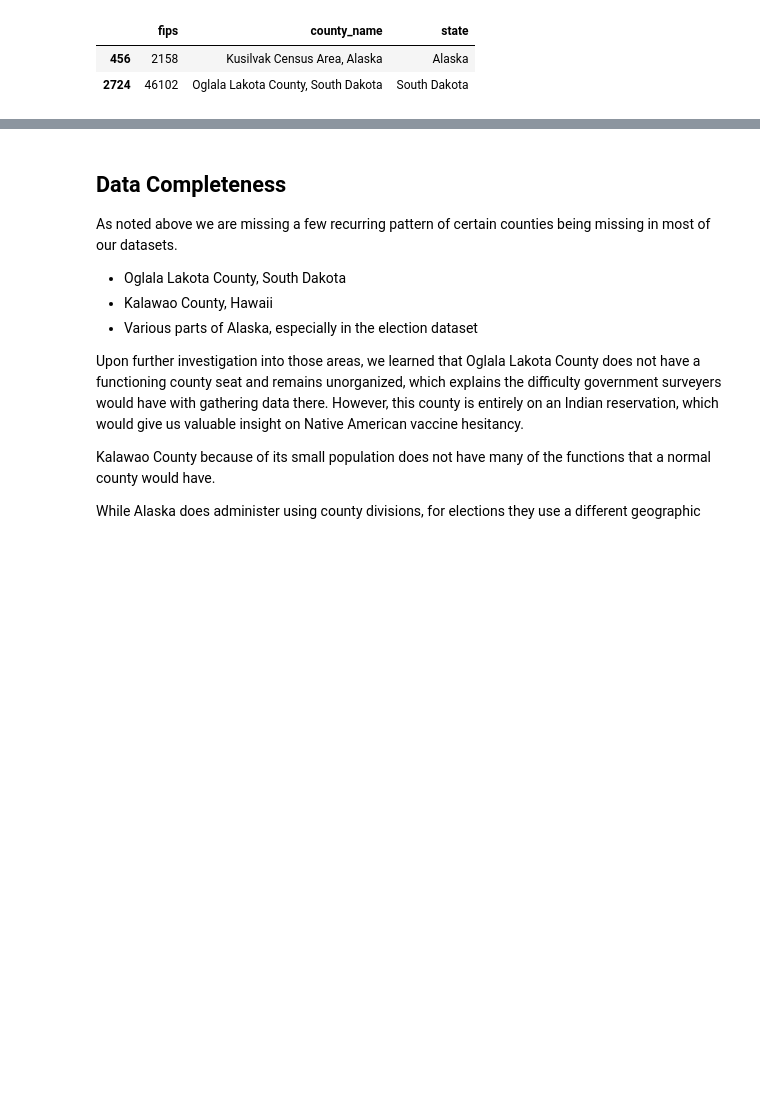
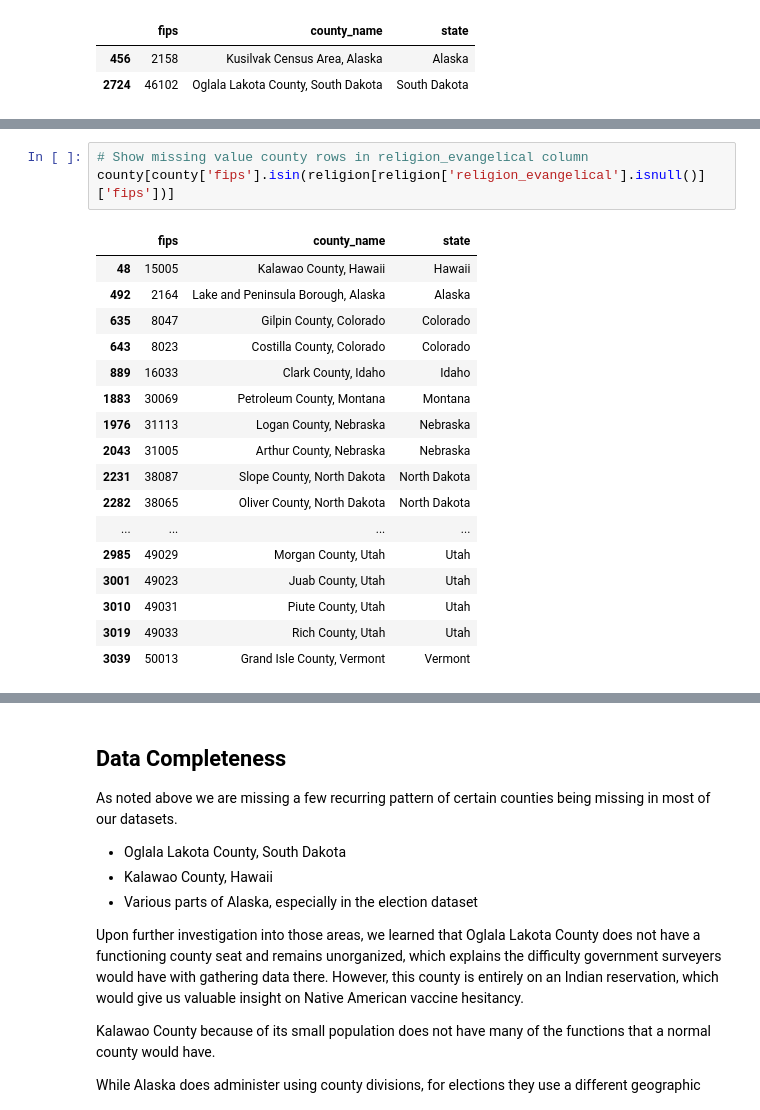
Before and after one commit to kuruparans/covid19-vaccine-hesitancy-analysis, a Jupyter notebook: data-cleaning.ipynb, the cells around one changed output, grey strips where cells are left out. Drawn from its saved outputs; the diff is of its cells as text; blank space fills up the shorter version.

Commit message:
Show county rows with missing religion data

```diff
--- a/data-cleaning.ipynb
+++ b/data-cleaning.ipynb
@@ -366,0 +364,21 @@ Name: fips, dtype: int64
+# %%
+# Show missing value county rows in religion_evangelical column
+county[county['fips'].isin(religion[religion['religion_evangelical'].isnull()]['fips'])]
+# %% [output]
+|  | fips | county_name | state |
+| 48 | 15005 | Kalawao County, Hawaii | Hawaii |
+| 492 | 2164 | Lake and Peninsula Borough, Alaska | Alaska |
+| 635 | 8047 | Gilpin County, Colorado | Colorado |
+| 643 | 8023 | Costilla County, Colorado | Colorado |
+| 889 | 16033 | Clark County, Idaho | Idaho |
+| 1883 | 30069 | Petroleum County, Montana | Montana |
+| 1976 | 31113 | Logan County, Nebraska | Nebraska |
+| 2043 | 31005 | Arthur County, Nebraska | Nebraska |
+| 2231 | 38087 | Slope County, North Dakota | North Dakota |
+| 2282 | 38065 | Oliver County, North Dakota | North Dakota |
+| ... | ... | ... | ... |
+| 2985 | 49029 | Morgan County, Utah | Utah |
+| 3001 | 49023 | Juab County, Utah | Utah |
+| 3010 | 49031 | Piute County, Utah | Utah |
+| 3019 | 49033 | Rich County, Utah | Utah |
+| 3039 | 50013 | Grand Isle County, Vermont | Vermont |
```
Also changed, not shown: parts of 6 cells of this notebook.
